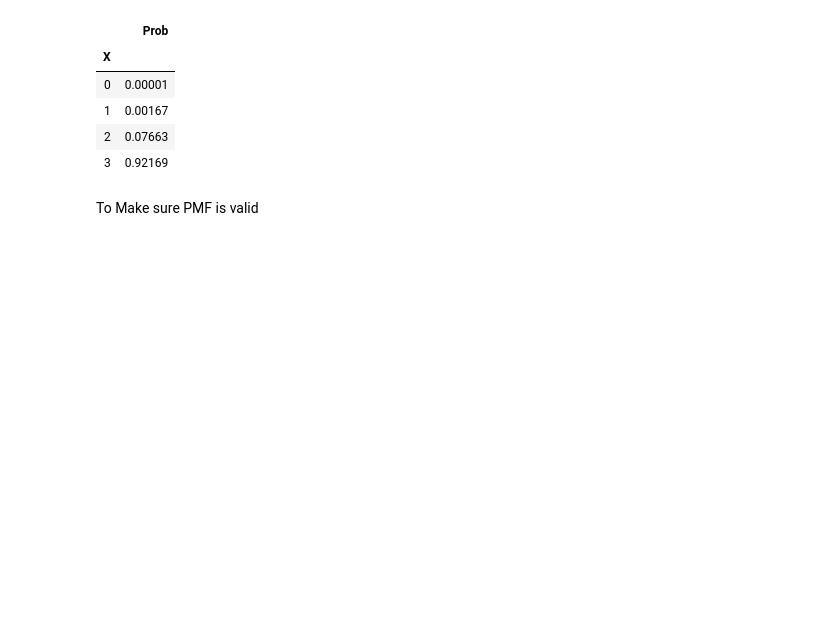
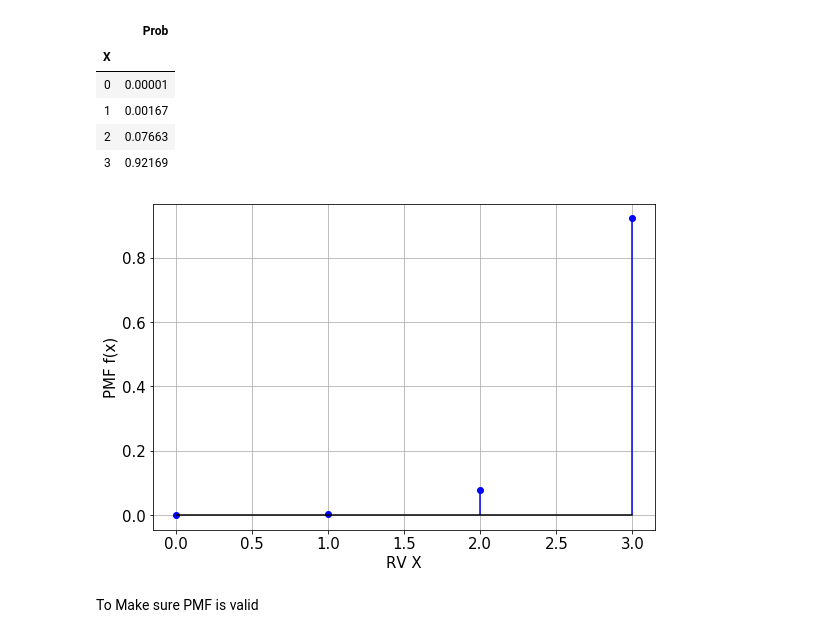
Before and after one commit to sbme-tutorials/Biostatistics-Tutorials, a Jupyter notebook: Section_05.ipynb, the cells around one changed output. Saved outputs shown, nothing was run; the diff lists cells and outputs as text; code cells hidden in the pictures; blank space fills up the shorter version.

```diff
--- a/Section_05.ipynb
+++ b/Section_05.ipynb
@@ -335,6 +345,10 @@ pmf
 | 1 | 0.00167 |
 | 2 | 0.07663 |
 | 3 | 0.92169 |
+# %%
+plot_pmf(pmf.index, pmf['Prob'])
+# %% [output]
+[figure, added]
 # %% [markdown]
 To Make sure PMF is valid
 # %%
```
Also changed, not shown: parts of 13 cells of this notebook.
